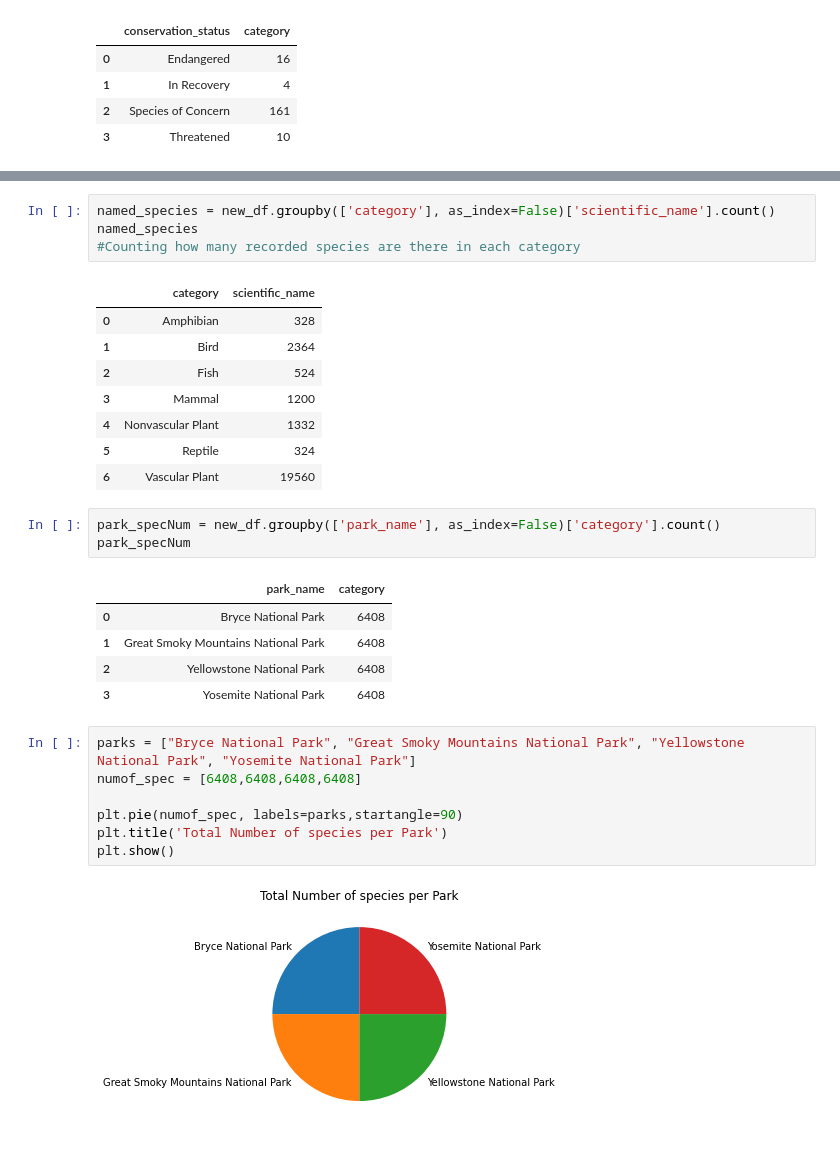
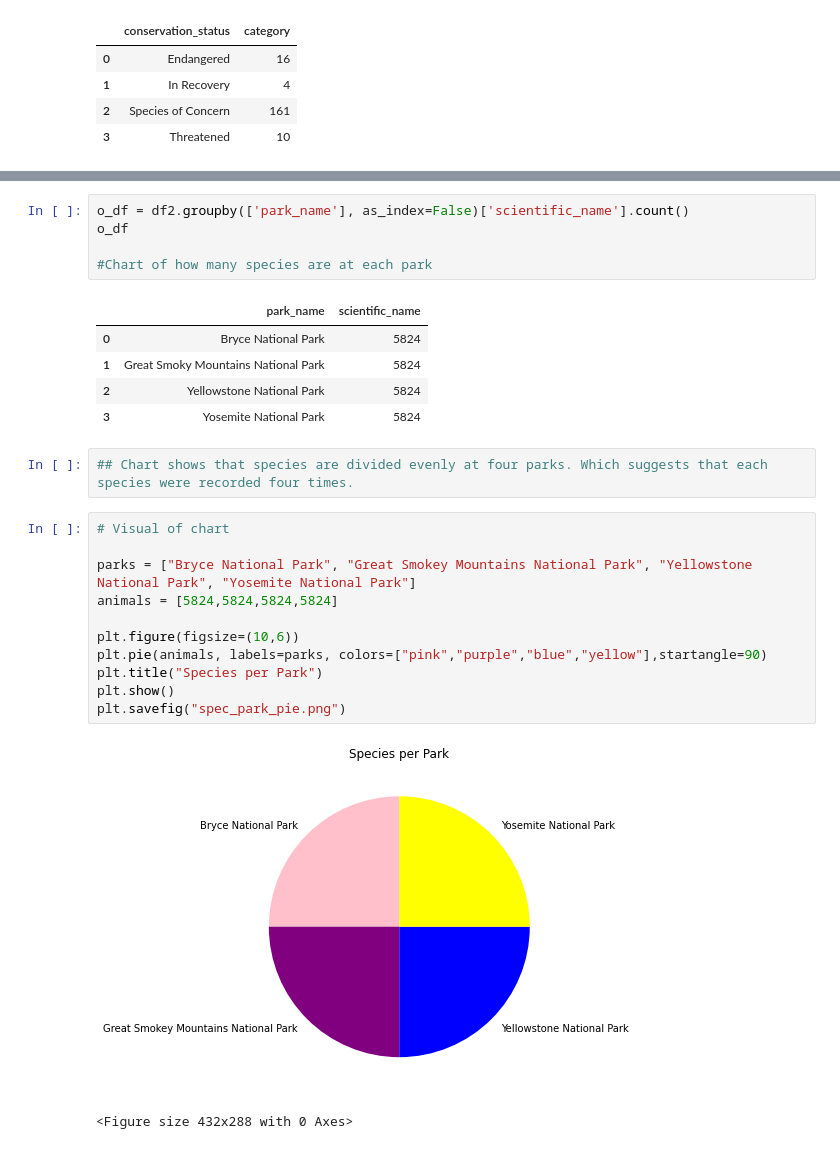
Before and after one commit to Mone12/endangered-species, a Jupyter notebook: endangered.ipynb, the cells around one changed output, grey strips where cells are left out. Drawn from its saved outputs; the diff is of its cells as text.

```diff
--- a/endangered.ipynb
+++ b/endangered.ipynb
@@ -157,31 +134,27 @@ Text(0.5, 1.0, 'Total Species per Status')
 # %%
-named_species = new_df.groupby(['category'], as_index=False)['scientific_name'].count()
-named_species
-#Counting how many recorded species are there in each category
+o_df = df2.groupby(['park_name'], as_index=False)['scientific_name'].count()
+o_df
+
+#Chart of how many species are at each park
 # %% [output]
-|  | category | scientific_name |
-| 0 | Amphibian | 328 |
-| 1 | Bird | 2364 |
-| 2 | Fish | 524 |
-| 3 | Mammal | 1200 |
-| 4 | Nonvascular Plant | 1332 |
-| 5 | Reptile | 324 |
-| 6 | Vascular Plant | 19560 |
+|  | park_name | scientific_name |
+| 0 | Bryce National Park | 5824 |
+| 1 | Great Smoky Mountains National Park | 5824 |
+| 2 | Yellowstone National Park | 5824 |
+| 3 | Yosemite National Park | 5824 |
-# %%
-park_specNum = new_df.groupby(['park_name'], as_index=False)['category'].count()
-park_specNum
-# %% [output]
-|  | park_name | category |
-| 0 | Bryce National Park | 6408 |
-| 1 | Great Smoky Mountains National Park | 6408 |
-| 2 | Yellowstone National Park | 6408 |
-| 3 | Yosemite National Park | 6408 |
+# %%
+## Chart shows that species are divided evenly at four parks. Which suggests that each species were recorded four times.
 # %%
-parks = ["Bryce National Park", "Great Smoky Mountains National Park", "Yellowstone National Park", "Yosemite National Park"]
-numof_spec = [6408,6408,6408,6408]
+# Visual of chart
 
-plt.pie(numof_spec, labels=parks,startangle=90)
-plt.title('Total Number of species per Park')
+parks = ["Bryce National Park", "Great Smokey Mountains National Park", "Yellowstone National Park", "Yosemite National Park"]
+animals = [5824,5824,5824,5824]
+
+plt.figure(figsize=(10,6))
+plt.pie(animals, labels=parks, colors=["pink","purple","blue","yellow"],startangle=90)
+plt.title("Species per Park")
 plt.show()
+plt.savefig("spec_park_pie.png")
 # %% [output]
-[figure, old version]
+[figure, new version]
+<Figure size 432x288 with 0 Axes>
```
Also changed, not shown: parts of 26 cells of this notebook, 4 other files.
